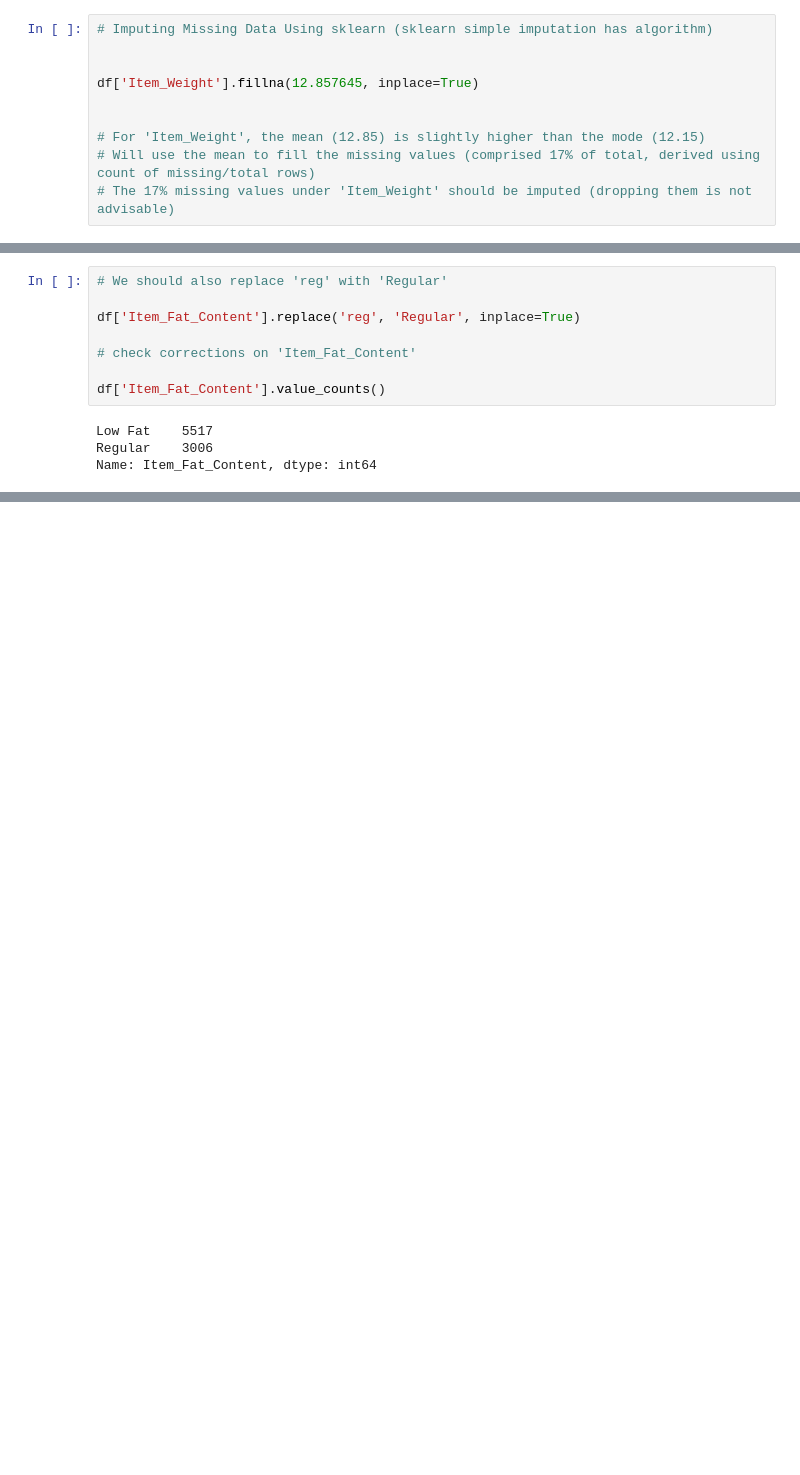
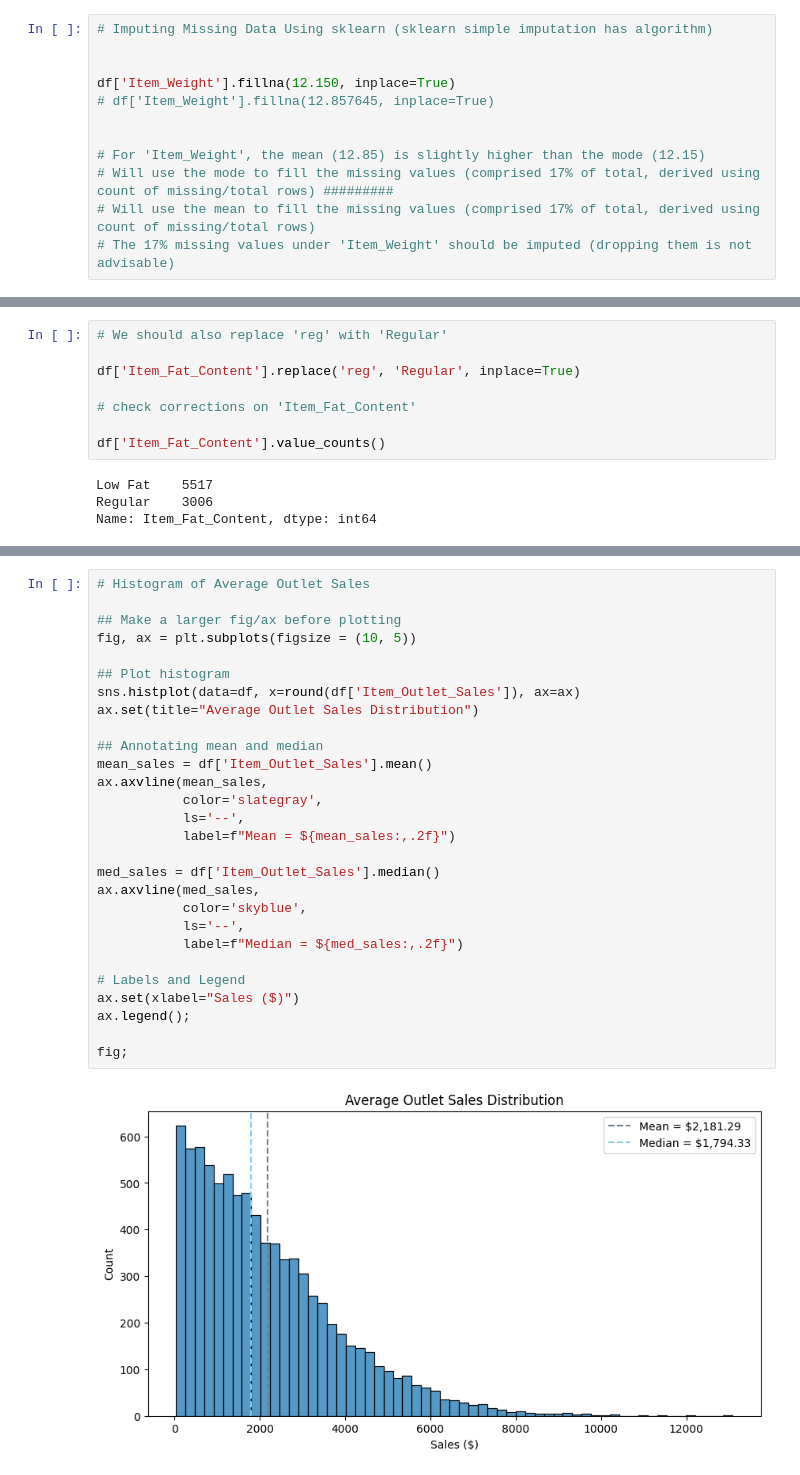
Before and after one commit to maricelandal/food-sales-predictions, a Jupyter notebook: food_sales_prediction.ipynb, the cells around one changed output, grey strips where cells are left out. Saved outputs shown, nothing was run; the diff lists cells and outputs as text; blank space fills up the shorter version.

Commit message:
Created using Colaboratory Continuation 1

```diff
--- a/food_sales_prediction.ipynb
+++ b/food_sales_prediction.ipynb
@@ -250,10 +254,12 @@ Name: Outlet_Establishment_Year, dtype: int64
 # Imputing Missing Data Using sklearn (sklearn simple imputation has algorithm)
 
 
-df['Item_Weight'].fillna(12.857645, inplace=True)
+df['Item_Weight'].fillna(12.150, inplace=True)
+# df['Item_Weight'].fillna(12.857645, inplace=True)
 
 
 # For 'Item_Weight', the mean (12.85) is slightly higher than the mode (12.15)
+# Will use the mode to fill the missing values (comprised 17% of total, derived using count of missing/total rows) #########
 # Will use the mean to fill the missing values (comprised 17% of total, derived using count of missing/total rows)
 # The 17% missing values under 'Item_Weight' should be imputed (dropping them is not advisable)
 # %%
@@ -347,0 +361,30 @@ memory usage: 799.2+ KB
+# %%
+# Histogram of Average Outlet Sales
+
+## Make a larger fig/ax before plotting
+fig, ax = plt.subplots(figsize = (10, 5))
+
+## Plot histogram
+sns.histplot(data=df, x=round(df['Item_Outlet_Sales']), ax=ax)
+ax.set(title="Average Outlet Sales Distribution")
+
+## Annotating mean and median
+mean_sales = df['Item_Outlet_Sales'].mean()
+ax.axvline(mean_sales,
+           color='slategray',
+           ls='--',
+           label=f"Mean = ${mean_sales:,.2f}")
+
+med_sales = df['Item_Outlet_Sales'].median()
+ax.axvline(med_sales,
+           color='skyblue',
+           ls='--',
+           label=f"Median = ${med_sales:,.2f}")
+
+# Labels and Legend
+ax.set(xlabel="Sales ($)")
+ax.legend();
+
+fig;
+# %% [output]
+[figure, added]
```
Also changed, not shown: parts of 37 cells of this notebook.
